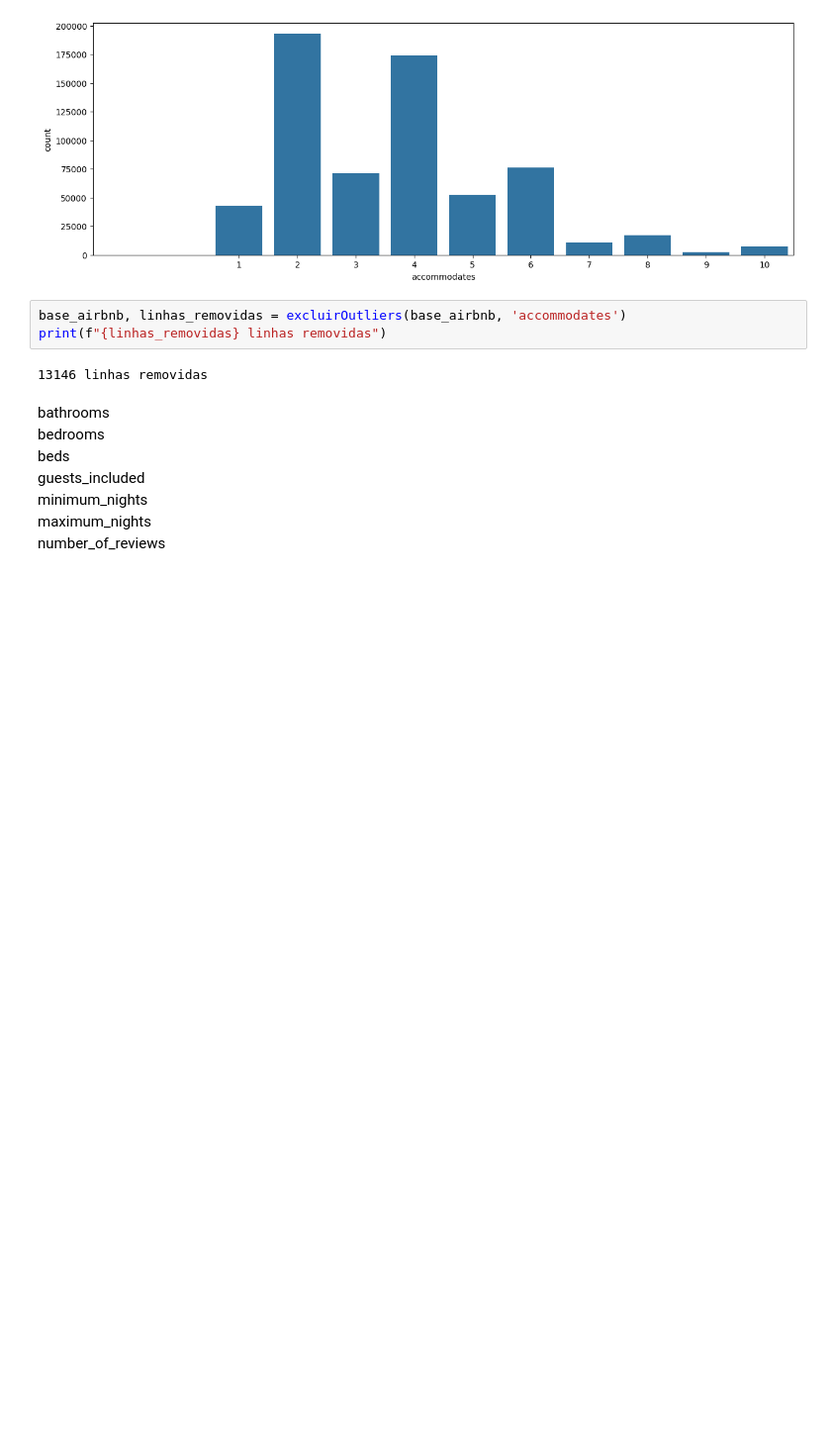
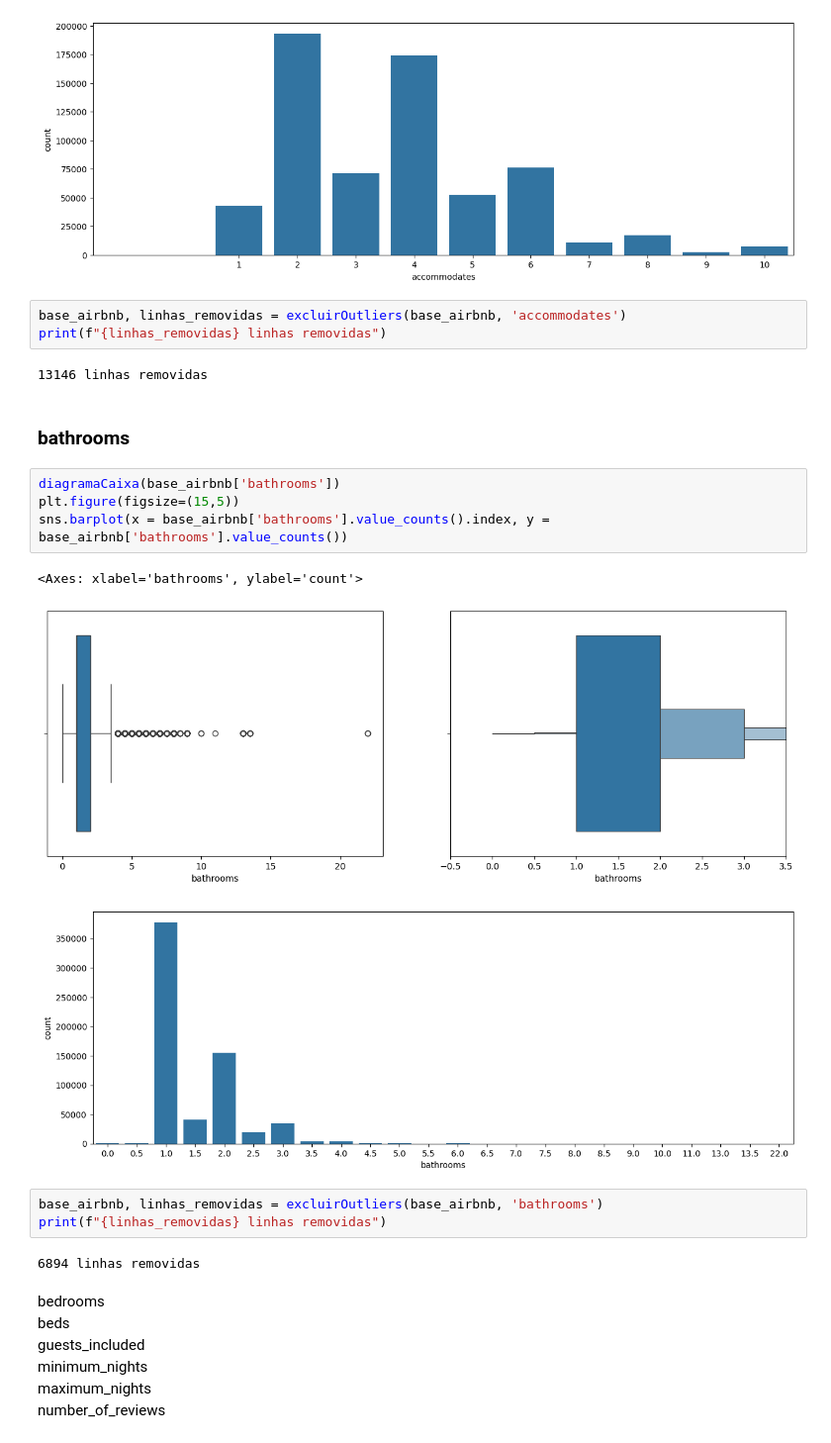
Before and after one commit to guilhermeluizcosta/Projeto-CienciaDeDados, a Jupyter notebook: Projeto.ipynb, the cells around one changed output. Shown: that part at 99% size. Cells and saved outputs as stored; diff of their text form; blank space fills up the shorter version.

Commit message:
Analisando Coluna bathrooms

```diff
--- a/Projeto.ipynb
+++ b/Projeto.ipynb
@@ -315,8 +315,23 @@ base_airbnb, linhas_removidas = excluirOutliers(base_airbnb, 'accommodates')
 print(f"{linhas_removidas} linhas removidas")
 # %% [output]
 13146 linhas removidas
+# %% [markdown]
+### bathrooms
+# %%
+diagramaCaixa(base_airbnb['bathrooms'])
+plt.figure(figsize=(15,5))
+sns.barplot(x = base_airbnb['bathrooms'].value_counts().index, y = base_airbnb['bathrooms'].value_counts())
+# %% [output]
+<Axes: xlabel='bathrooms', ylabel='count'>
+[figure, added]
+[figure, added]
+# %%
+base_airbnb, linhas_removidas = excluirOutliers(base_airbnb, 'bathrooms')
+print(f"{linhas_removidas} linhas removidas")
+# %% [output]
+6894 linhas removidas
 # %% [markdown]
-bathrooms
+
 bedrooms
 beds
 guests_included
```
